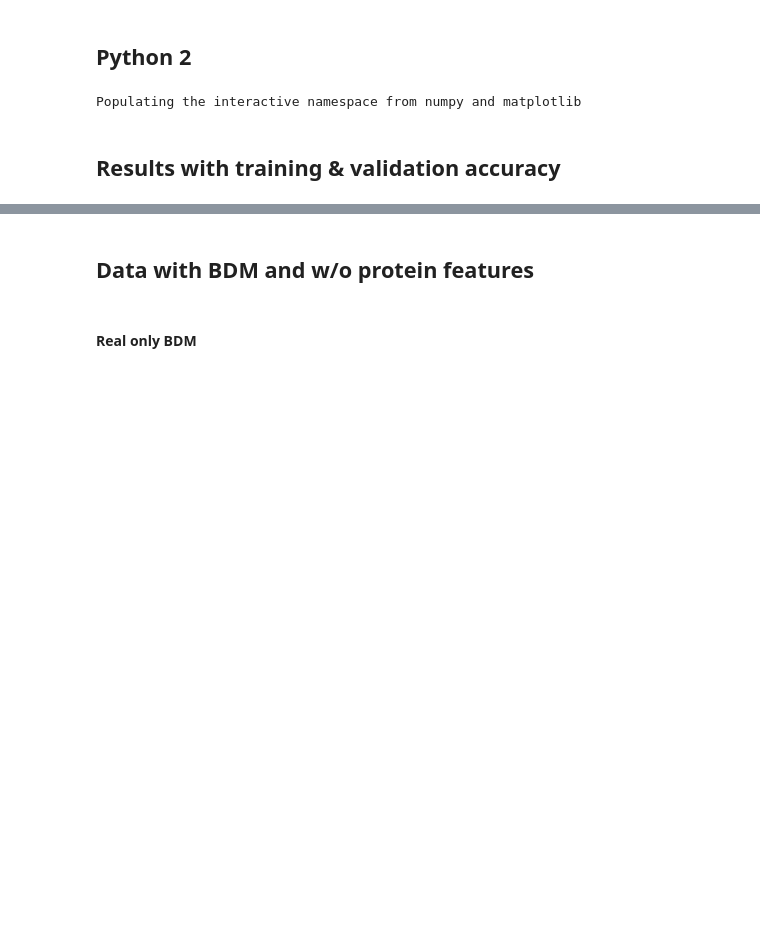
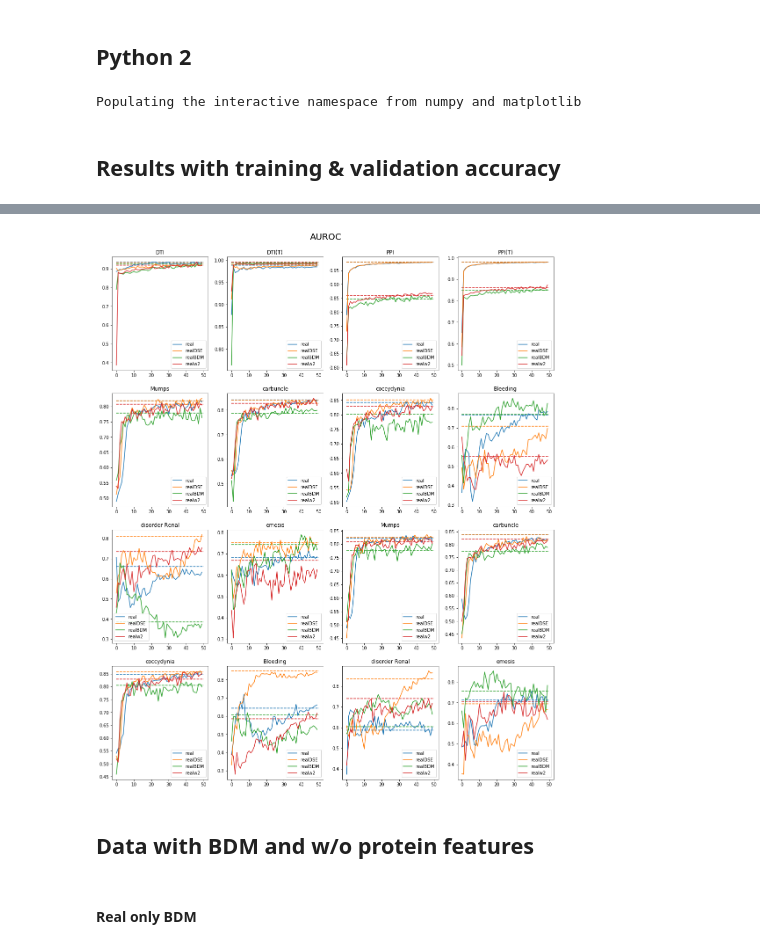
Before and after one commit to diitaz93/Master-Thesis, a Jupyter notebook: training_results.ipynb, the cells around one changed output, grey strips where cells are left out. Cells and saved outputs as stored; diff of their text form; code cells hidden in the pictures; blank space fills up the shorter version.

```diff
--- a/training_results.ipynb
+++ b/training_results.ipynb
@@ -73,3 +213,20 @@ show()
+# %%
+m=0
+figure(figsize=[18,15])
+suptitle(metrics[m],x=0.5,y=1.25,fontsize=20)
+for i in range(n_ses):
+    ax = subplot(4,4,i+1)
+    for j in range(n_sims):
+        color=next(ax._get_lines.prop_cycler)['color']
+        plot(data[:,i,m,j],label=sims[j],color=color)
+        test_val = test_data[i,int(m*3/4),j]
+        hlines(test_val,0,50, colors=color, linestyles='dashed')
+        title(ses[i])
+    legend()
+subplots_adjust(left=None, bottom=0.1, right=None, top=1.2, wspace=None, hspace=None)
+show()
+# %% [output]
+[figure, added]
 # %% [markdown]
 ## Data with BDM and w/o protein features
 # %%
```
Also changed, not shown: parts of 25 cells of this notebook, 8 other files.
